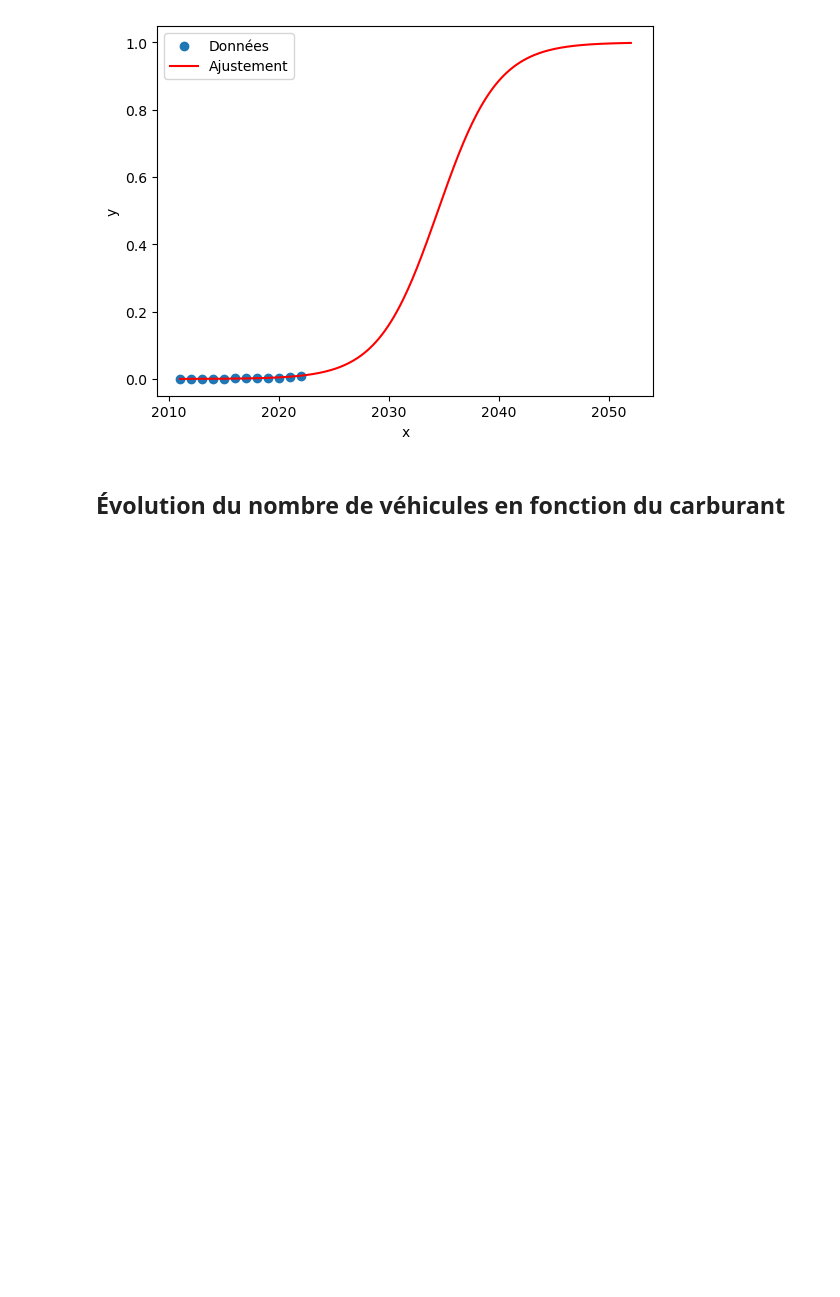
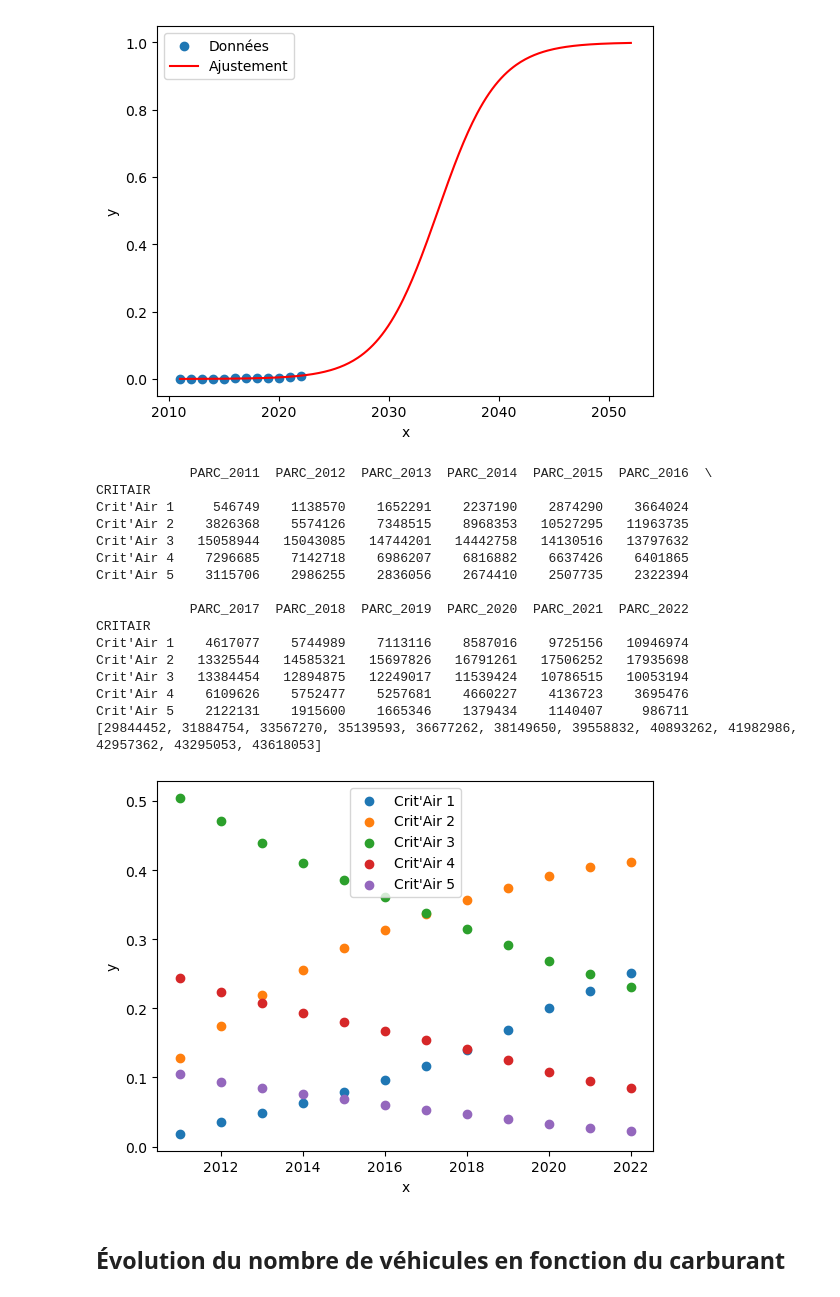
Before and after one commit to TheoLBTN/Projet-Python, a Jupyter notebook: Projet.ipynb, the cells around one changed output. Cells and saved outputs as stored; diff of their text form; code cells hidden in the pictures; blank space fills up the shorter version.

Commit message:
Part de crit'air

```diff
--- a/Projet.ipynb
+++ b/Projet.ipynb
@@ -356,6 +356,57 @@ Paramètre a ajusté : 0.37052369183609457
 Paramètre c ajusté : 8633.764171843413
 [figure]
 [figure]
+# %%
+# Part de chaque crit'air parmi les crit'air 1 à 5 (pas de non classées, inconnues très négligeables)
+données_pour_reg = data[variables+["CRITAIR"]]
+données_pour_reg = données_pour_reg[données_pour_reg["CRITAIR"].isin(["Crit'Air 1", "Crit'Air 2", "Crit'Air 3", "Crit'Air 4", "Crit'Air 5"])].groupby("CRITAIR").sum()
+print(données_pour_reg)
+tot = données_pour_reg[variables].sum()
+liste_tot = tot.tolist()
+print(liste_tot)
+données_pour_reg["Part_2011"] = données_pour_reg["PARC_2011"]/tot[0]
+données_pour_reg["Part_2012"] = données_pour_reg["PARC_2012"]/tot[1]
+données_pour_reg["Part_2013"] = données_pour_reg["PARC_2013"]/tot[2]
+données_pour_reg["Part_2014"] = données_pour_reg["PARC_2014"]/tot[3]
+données_pour_reg["Part_2015"] = données_pour_reg["PARC_2015"]/tot[4]
+données_pour_reg["Part_2016"] = données_pour_reg["PARC_2016"]/tot[5]
+données_pour_reg["Part_2017"] = données_pour_reg["PARC_2017"]/tot[6]
+données_pour_reg["Part_2018"] = données_pour_reg["PARC_2018"]/tot[7]
+données_pour_reg["Part_2019"] = données_pour_reg["PARC_2019"]/tot[8]
+données_pour_reg["Part_2020"] = données_pour_reg["PARC_2020"]/tot[9]
+données_pour_reg["Part_2021"] = données_pour_reg["PARC_2021"]/tot[10]
+données_pour_reg["Part_2022"] = données_pour_reg["PARC_2022"]/tot[11]
+
+dpr = données_pour_reg[["Part_2011","Part_2012","Part_2013","Part_2014","Part_2015","Part_2016","Part_2017","Part_2018","Part_2019","Part_2020","Part_2021","Part_2022"]]
+
+x_graph = range(2011,2023)
+plt.scatter(x_graph, dpr.loc["Crit'Air 1"], label="Crit'Air 1")
+plt.scatter(x_graph, dpr.loc["Crit'Air 2"], label="Crit'Air 2")
+plt.scatter(x_graph, dpr.loc["Crit'Air 3"], label="Crit'Air 3")
+plt.scatter(x_graph, dpr.loc["Crit'Air 4"], label="Crit'Air 4")
+plt.scatter(x_graph, dpr.loc["Crit'Air 5"], label="Crit'Air 5")
+plt.xlabel('x')
+plt.ylabel('y')
+plt.legend()
+plt.show()
+# %% [output]
+            PARC_2011  PARC_2012  PARC_2013  PARC_2014  PARC_2015  PARC_2016  \
+CRITAIR
+Crit'Air 1     546749    1138570    1652291    2237190    2874290    3664024
+Crit'Air 2    3826368    5574126    7348515    8968353   10527295   11963735
+Crit'Air 3   15058944   15043085   14744201   14442758   14130516   13797632
+Crit'Air 4    7296685    7142718    6986207    6816882    6637426    6401865
+Crit'Air 5    3115706    2986255    2836056    2674410    2507735    2322394
+
+            PARC_2017  PARC_2018  PARC_2019  PARC_2020  PARC_2021  PARC_2022
+CRITAIR
+Crit'Air 1    4617077    5744989    7113116    8587016    9725156   10946974
+Crit'Air 2   13325544   14585321   15697826   16791261   17506252   17935698
+Crit'Air 3   13384454   12894875   12249017   11539424   10786515   10053194
+Crit'Air 4    6109626    5752477    5257681    4660227    4136723    3695476
+Crit'Air 5    2122131    1915600    1665346    1379434    1140407     986711
+[29844452, 31884754, 33567270, 35139593, 36677262, 38149650, 39558832, 40893262, 41982986, 42957362, 43295053, 43618053]
+[figure, added]
 # %% [markdown]
 ## Évolution du nombre de véhicules en fonction du carburant
 # %%
```
Also changed, not shown: parts of 5 cells of this notebook.
